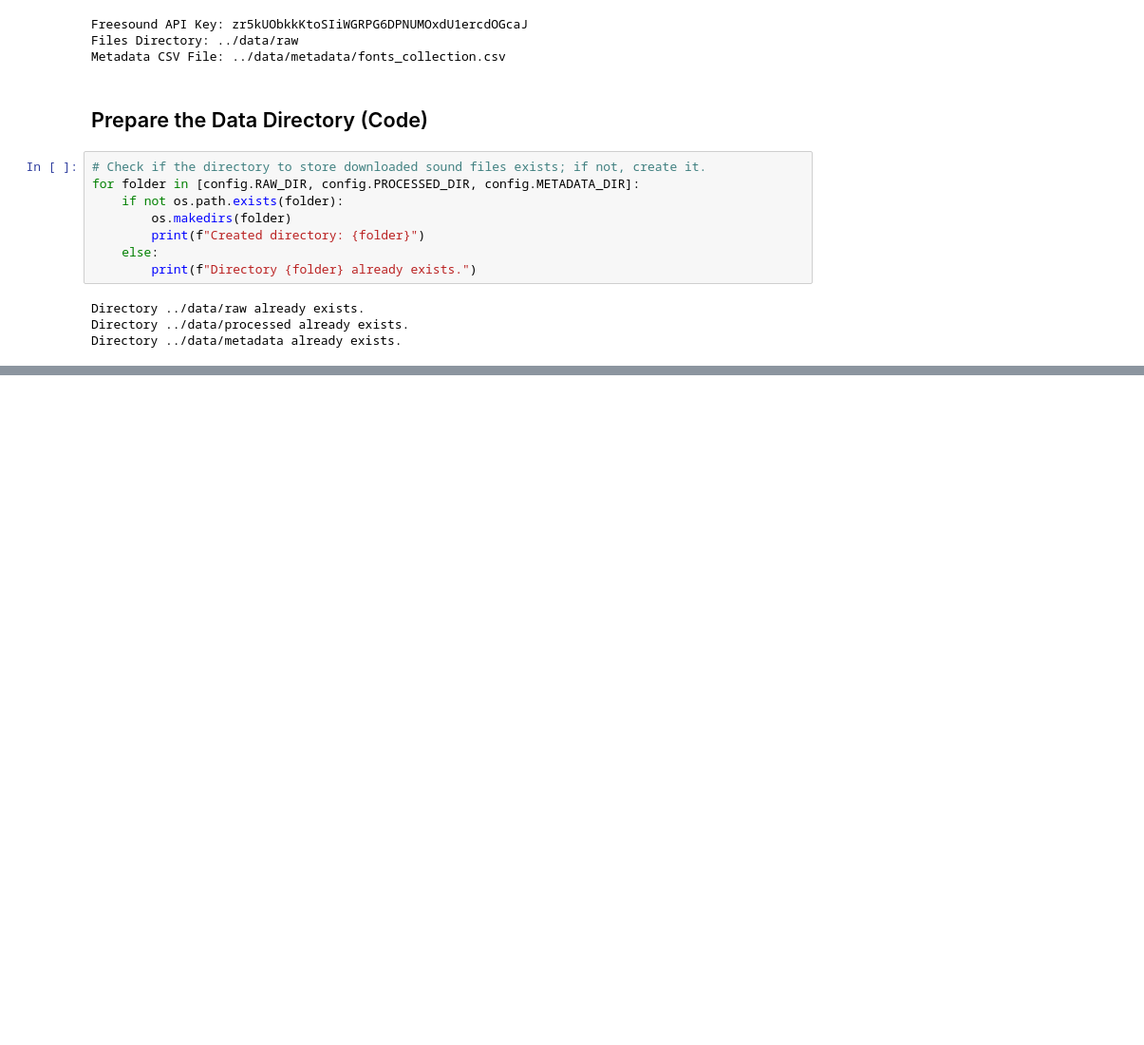
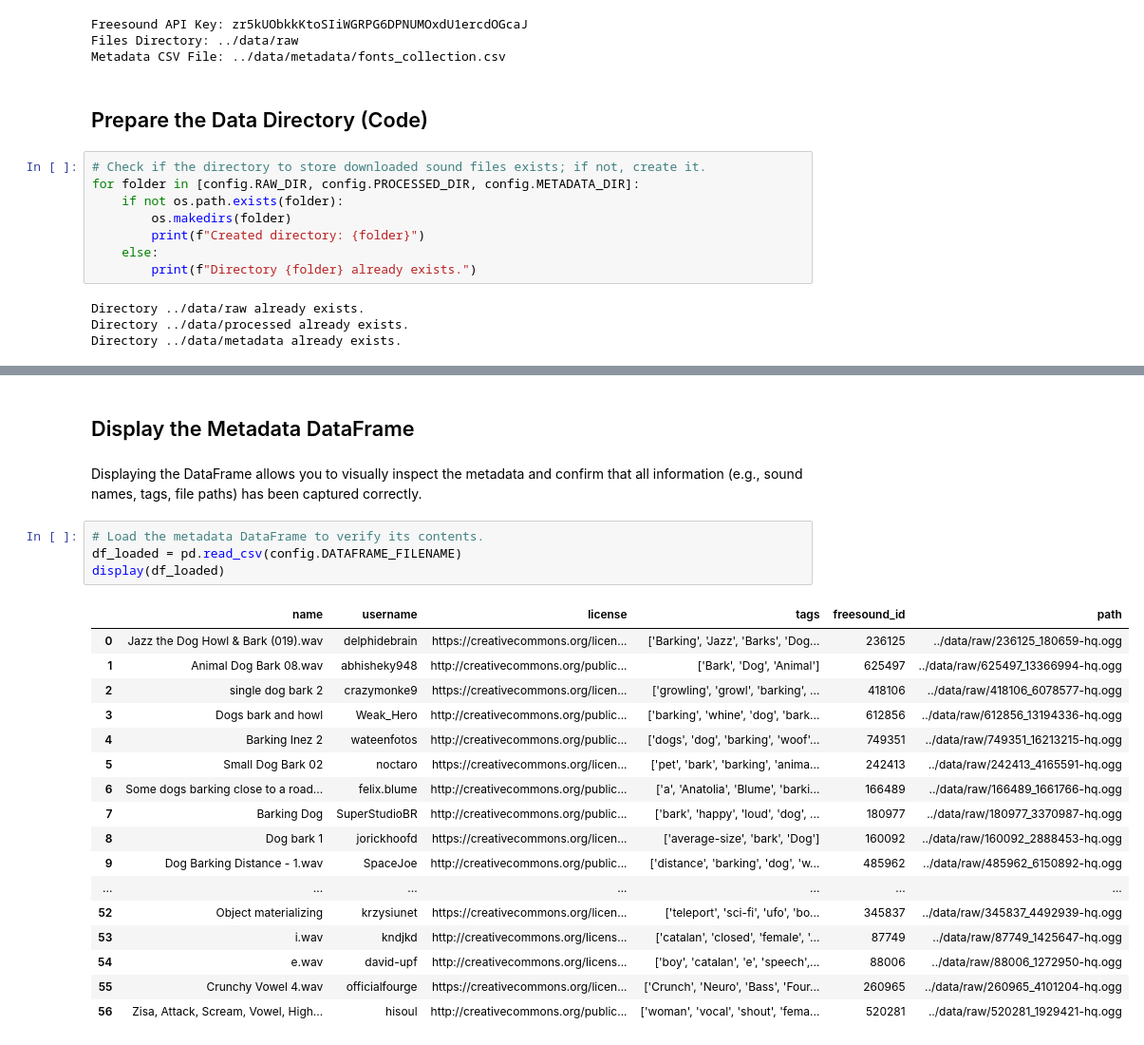
Before and after one commit to cepatinog/Freesound_mosaicing, a Jupyter notebook: notebooks/1_source_collection.ipynb, the cells around one changed output, grey strips where cells are left out. Shown at 95% size. Drawn from its saved outputs; the diff is of its cells as text; blank space fills up the shorter version.

```diff
--- a/notebooks/1_source_collection.ipynb
+++ b/notebooks/1_source_collection.ipynb
@@ -51,0 +147,26 @@ Directory ../data/metadata already exists.
+# %% [markdown]
+## Display the Metadata DataFrame
+# %% [markdown]
+Displaying the DataFrame allows you to visually inspect the metadata and confirm that all information (e.g., sound names, tags, file paths) has been captured correctly.
+# %%
+# Load the metadata DataFrame to verify its contents.
+df_loaded = pd.read_csv(config.DATAFRAME_FILENAME)
+display(df_loaded)
+# %% [output]
+|  | name | username | license | tags | freesound_id | path |
+| 0 | Jazz the Dog Howl & Bark (019).wav | delphidebrain | https://creativecommons.org/licen... | ['Barking', 'Jazz', 'Barks', 'Dog... | 236125 | ../data/raw/236125_180659-hq.ogg |
+| 1 | Animal Dog Bark 08.wav | abhisheky948 | http://creativecommons.org/public... | ['Bark', 'Dog', 'Animal'] | 625497 | ../data/raw/625497_13366994-hq.ogg |
+| 2 | single dog bark 2 | crazymonke9 | https://creativecommons.org/licen... | ['growling', 'growl', 'barking', ... | 418106 | ../data/raw/418106_6078577-hq.ogg |
+| 3 | Dogs bark and howl | Weak_Hero | http://creativecommons.org/public... | ['barking', 'whine', 'dog', 'bark... | 612856 | ../data/raw/612856_13194336-hq.ogg |
+| 4 | Barking Inez 2 | wateenfotos | http://creativecommons.org/public... | ['dogs', 'dog', 'barking', 'woof'... | 749351 | ../data/raw/749351_16213215-hq.ogg |
+| 5 | Small Dog Bark 02 | noctaro | https://creativecommons.org/licen... | ['pet', 'bark', 'barking', 'anima... | 242413 | ../data/raw/242413_4165591-hq.ogg |
+| 6 | Some dogs barking close to a road... | felix.blume | http://creativecommons.org/public... | ['a', 'Anatolia', 'Blume', 'barki... | 166489 | ../data/raw/166489_1661766-hq.ogg |
+| 7 | Barking Dog | SuperStudioBR | http://creativecommons.org/public... | ['bark', 'happy', 'loud', 'dog', ... | 180977 | ../data/raw/180977_3370987-hq.ogg |
+| 8 | Dog bark 1 | jorickhoofd | https://creativecommons.org/licen... | ['average-size', 'bark', 'Dog'] | 160092 | ../data/raw/160092_2888453-hq.ogg |
+| 9 | Dog Barking Distance - 1.wav | SpaceJoe | http://creativecommons.org/public... | ['distance', 'barking', 'dog', 'w... | 485962 | ../data/raw/485962_6150892-hq.ogg |
+| ... | ... | ... | ... | ... | ... | ... |
+| 52 | Object materializing | krzysiunet | https://creativecommons.org/licen... | ['teleport', 'sci-fi', 'ufo', 'bo... | 345837 | ../data/raw/345837_4492939-hq.ogg |
+| 53 | i.wav | kndjkd | http://creativecommons.org/licens... | ['catalan', 'closed', 'female', '... | 87749 | ../data/raw/87749_1425647-hq.ogg |
+| 54 | e.wav | david-upf | http://creativecommons.org/licens... | ['boy', 'catalan', 'e', 'speech',... | 88006 | ../data/raw/88006_1272950-hq.ogg |
+| 55 | Crunchy Vowel 4.wav | officialfourge | https://creativecommons.org/licen... | ['Crunch', 'Neuro', 'Bass', 'Four... | 260965 | ../data/raw/260965_4101204-hq.ogg |
+| 56 | Zisa, Attack, Scream, Vowel, High... | hisoul | http://creativecommons.org/public... | ['woman', 'vocal', 'shout', 'fema... | 520281 | ../data/raw/520281_1929421-hq.ogg |
```
Also changed, not shown: parts of 11 cells of this notebook, 2 other files.
